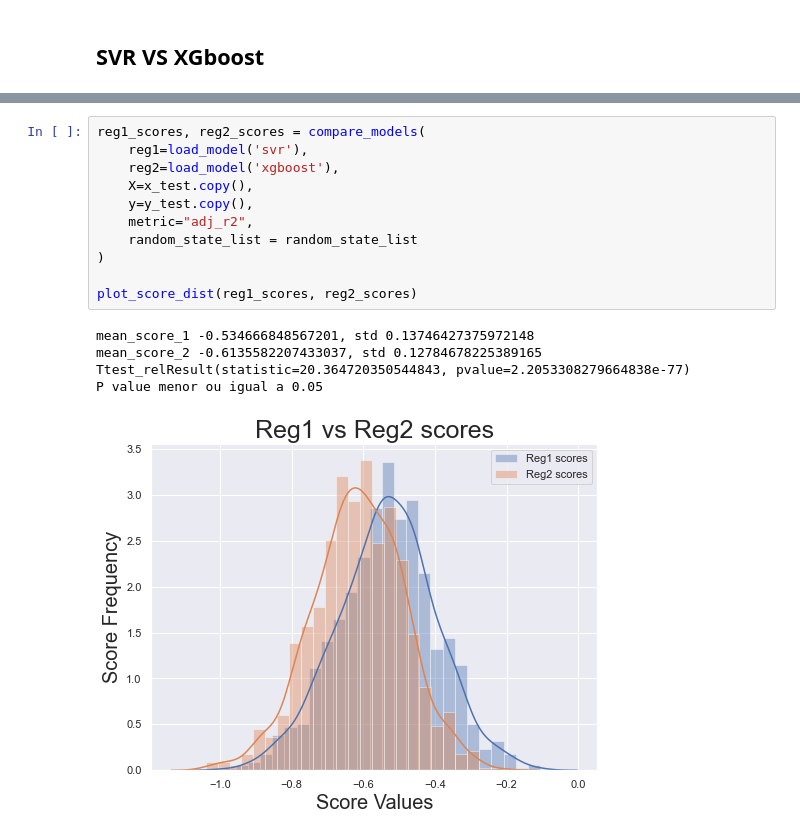
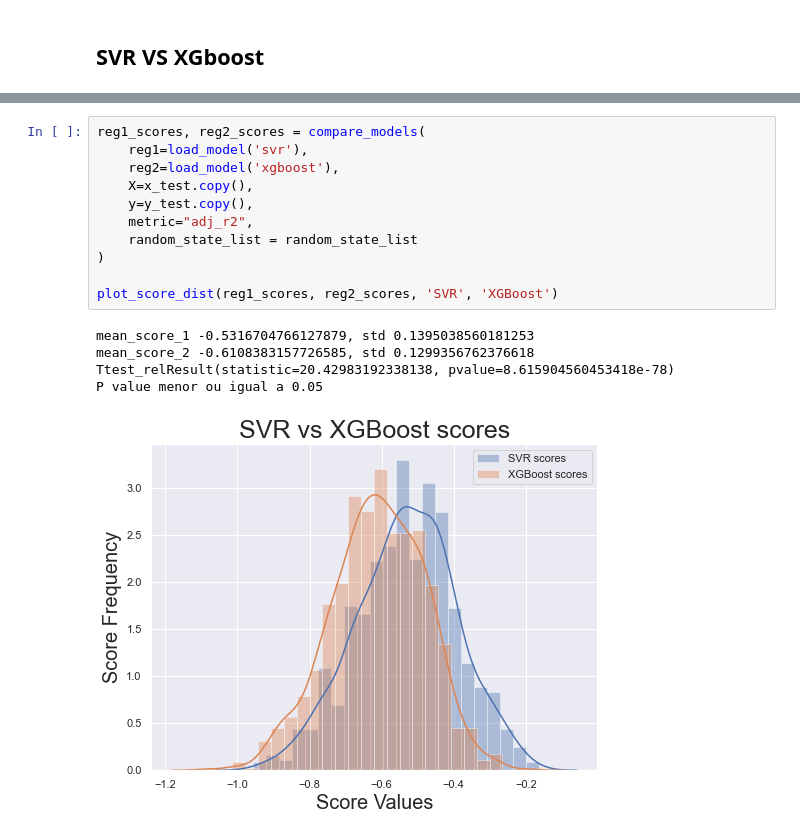
Before and after one commit to RenanDidier/protein-solubility-prediction, a Jupyter notebook: src/sol-compare-ml-models.ipynb, the cells around one changed output, grey strips where cells are left out. Saved outputs shown, nothing was run; the diff lists cells and outputs as text.

```diff
--- a/src/sol-compare-ml-models.ipynb
+++ b/src/sol-compare-ml-models.ipynb
@@ -128,20 +128,20 @@ compare_confidence_intervals(
 # %%
 reg1_scores, reg2_scores = compare_models(
     reg1=load_model('svr'),
     reg2=load_model('xgboost'),
     X=x_test.copy(),
     y=y_test.copy(),
     metric="adj_r2",
     random_state_list = random_state_list
 )
 
-plot_score_dist(reg1_scores, reg2_scores)
+plot_score_dist(reg1_scores, reg2_scores, 'SVR', 'XGBoost')
 # %% [output]
-mean_score_1 -0.534666848567201, std 0.13746427375972148
-mean_score_2 -0.6135582207433037, std 0.12784678225389165
-Ttest_relResult(statistic=20.364720350544843, pvalue=2.2053308279664838e-77)
+mean_score_1 -0.5316704766127879, std 0.1395038560181253
+mean_score_2 -0.6108383157726585, std 0.1299356762376618
+Ttest_relResult(statistic=20.42983192338138, pvalue=8.615904560453418e-78)
 P value menor ou igual a 0.05
-[figure, old version]
+[figure, new version]
 # %%
 compare_confidence_intervals(
     reg1_scores, reg2_scores,
```
Also changed, not shown: parts of 7 cells of this notebook, 1 other file.
